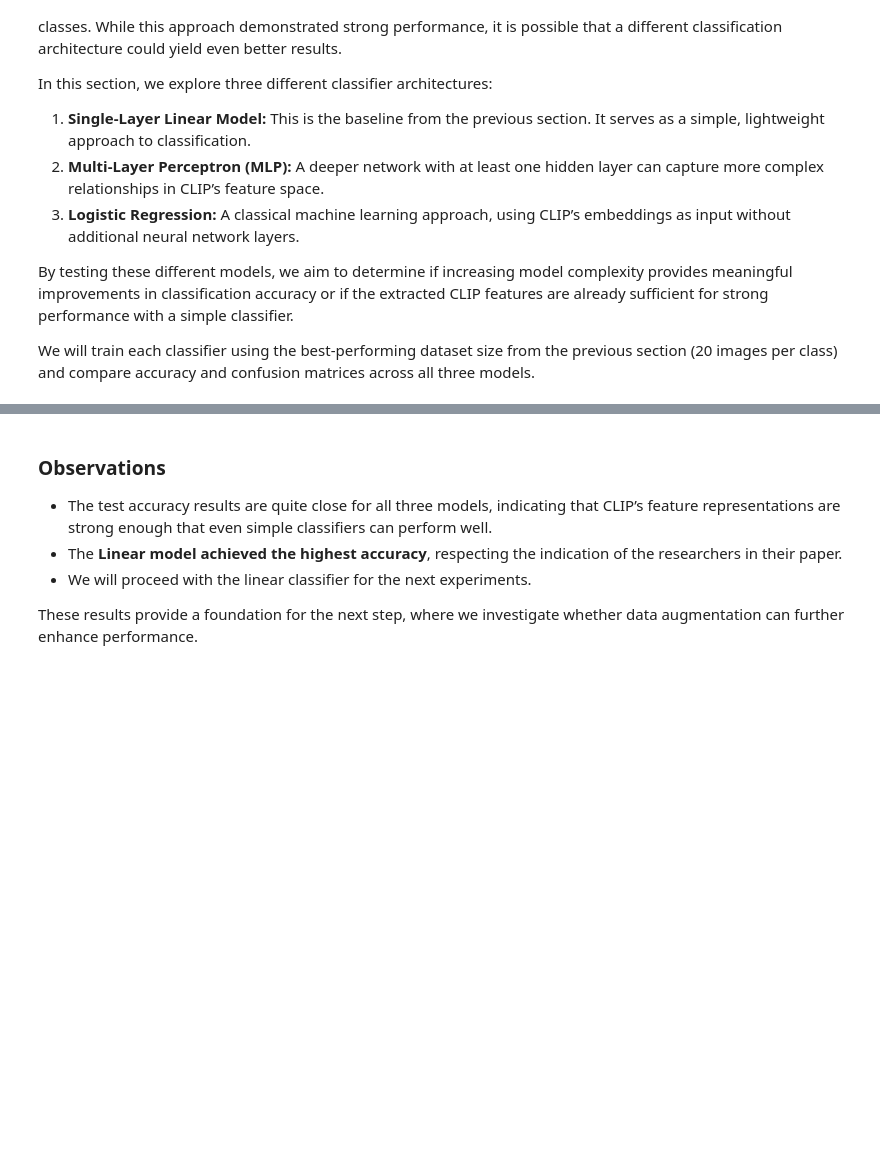
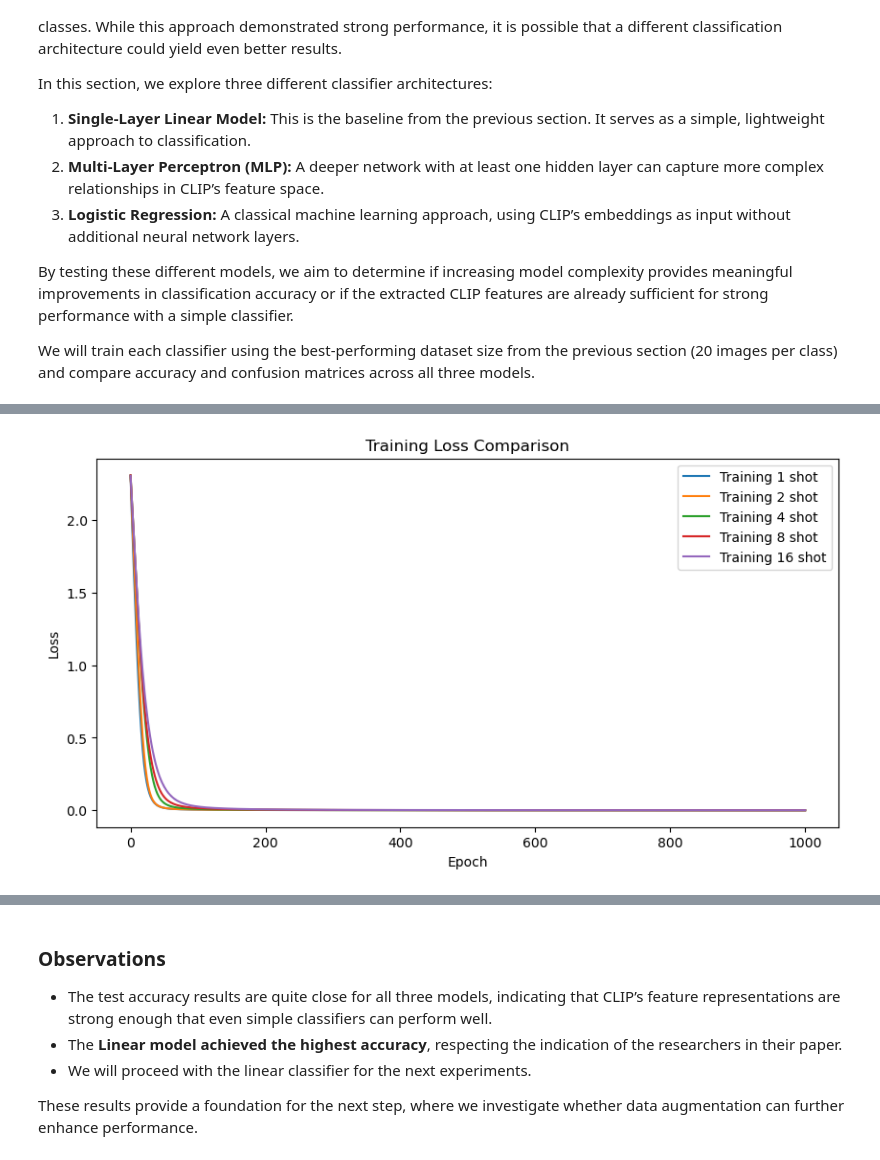
Before and after one commit to andrea-zoccante/land-classification-project, a Jupyter notebook: task2.ipynb, the cells around one changed output, grey strips where cells are left out. Cells and saved outputs as stored; diff of their text form; code cells hidden in the pictures; blank space fills up the shorter version.

```diff
--- a/task2.ipynb
+++ b/task2.ipynb
@@ -234,24 +323,0 @@ test_labels = torch.tensor([classes.index(cls) for cls in test_df["Class"]], dty
-# %%
-models = {
-    "Linear": LinearClassifier,
-    "MLP": MLPClassifier,
-}
-
-results = {}
-num_samples = 20
-
-def train_classifier(model_class):
-    classifier = model_class(input_dim=image_features.shape[1], num_classes=len(classes)).to(device)
-    criterion = nn.CrossEntropyLoss()
-    optimizer = optim.Adam(classifier.parameters(), lr=0.001)
-
-    for epoch in range(1000):
-        classifier.train()
-        optimizer.zero_grad()
-
-        outputs = classifier(image_features.to(device))
-        loss = criterion(outputs, labels)
-        loss.backward()
-        optimizer.step()
-
-    return classifier
@@ -295,0 +326,3 @@ Test Accuracy (Logistic Regression): 86.67%
+# %%
+linear_classifier_model = ["MLP Classifier", MLPClassifier]
+LinearProbe_MLP_results = train_LinearProbe_classifier(linear_classifier_model)
@@ -295,0 +347,12 @@ Test Accuracy (Logistic Regression): 86.67%
+# %%
+plt.figure(figsize=(10,5))
+for num_samples, result in LinearProbe_MLP_results.items():
+    plt.plot(result["losses"], label=f"Training {num_samples} shot")
+
+plt.xlabel("Epoch")
+plt.ylabel("Loss")
+plt.title("Training Loss Comparison")
+plt.legend()
+plt.show()
+# %% [output]
+[figure, added]
```
Also changed, not shown: parts of 43 cells of this notebook, 5 other files.
